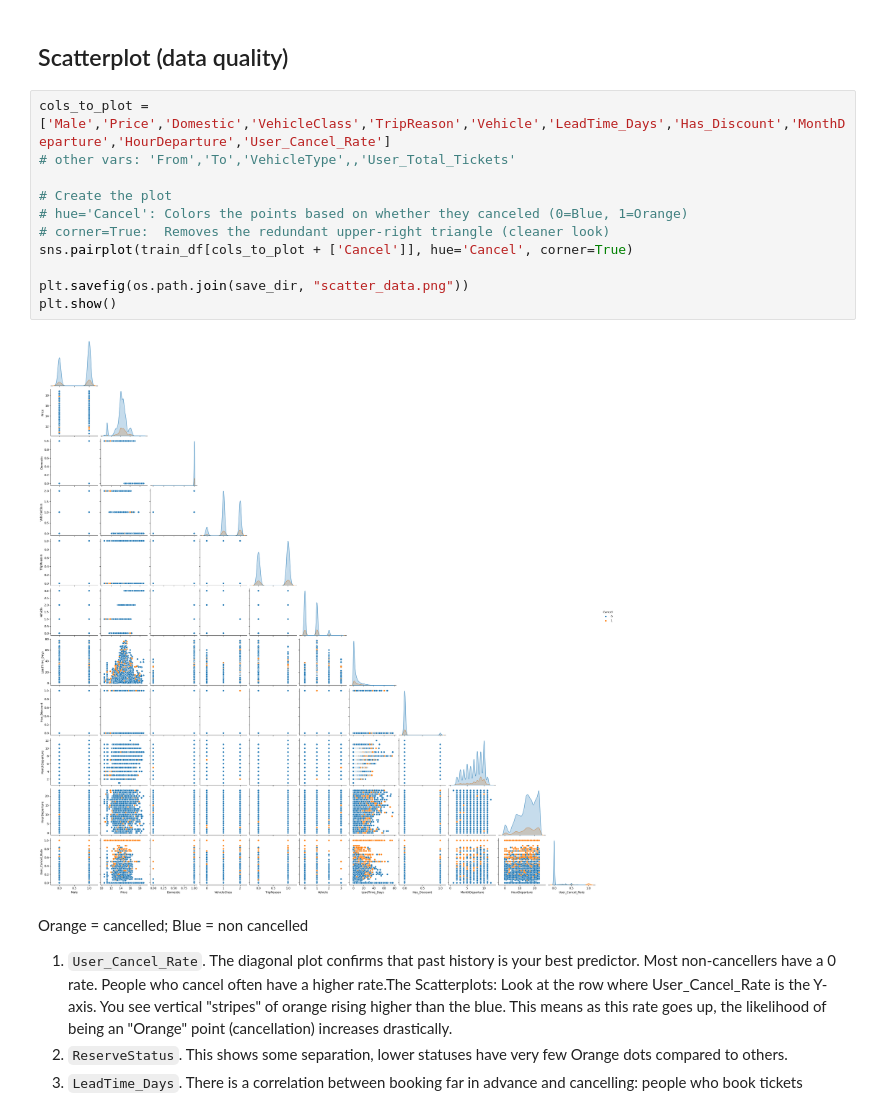
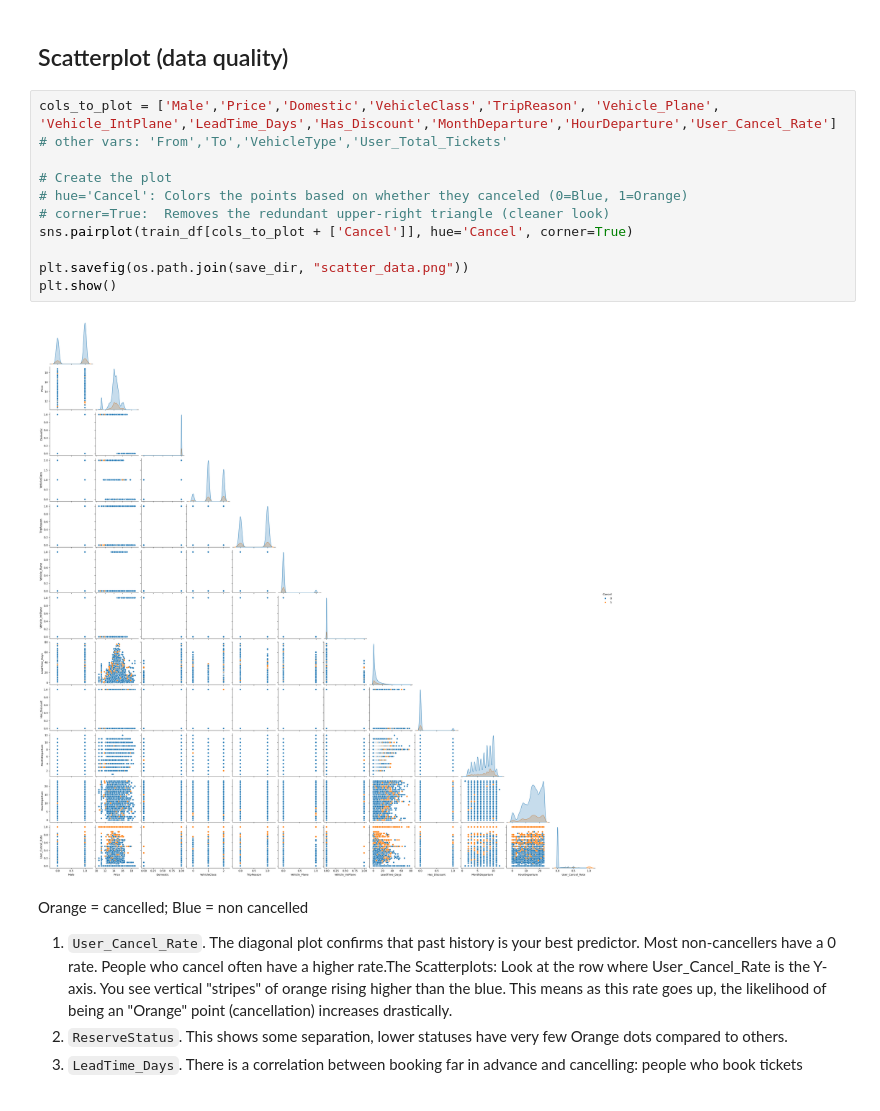
Before and after one commit to silviacalabretta/statistical-methods-project, a Jupyter notebook: notebooks/012_data_plots.ipynb, the cells around one changed output. Saved outputs shown, nothing was run; the diff lists cells and outputs as text.

```diff
--- a/notebooks/012_data_plots.ipynb
+++ b/notebooks/012_data_plots.ipynb
@@ -63,18 +66,18 @@ dtype: int64
 # %% [markdown]
 ## Scatterplot (data quality)
 # %%
-cols_to_plot = ['Male','Price','Domestic','VehicleClass','TripReason','Vehicle','LeadTime_Days','Has_Discount','MonthDeparture','HourDeparture','User_Cancel_Rate']
-# other vars: 'From','To','VehicleType',,'User_Total_Tickets'
+cols_to_plot = ['Male','Price','Domestic','VehicleClass','TripReason', 'Vehicle_Plane', 'Vehicle_IntPlane','LeadTime_Days','Has_Discount','MonthDeparture','HourDeparture','User_Cancel_Rate']
+# other vars: 'From','To','VehicleType','User_Total_Tickets'
 
 # Create the plot
 # hue='Cancel': Colors the points based on whether they canceled (0=Blue, 1=Orange)
 # corner=True:  Removes the redundant upper-right triangle (cleaner look)
 sns.pairplot(train_df[cols_to_plot + ['Cancel']], hue='Cancel', corner=True)
 
 plt.savefig(os.path.join(save_dir, "scatter_data.png"))
 plt.show()
 # %% [output]
-[figure, old version]
+[figure, new version]
 # %% [markdown]
 Orange = cancelled; Blue = non cancelled
 1. `User_Cancel_Rate`. The diagonal plot confirms that past history is your best predictor. Most non-cancellers have a 0 rate. People who cancel often have a higher rate.The Scatterplots: Look at the row where User_Cancel_Rate is the Y-axis. You see vertical "stripes" of orange rising higher than the blue. This means as this rate goes up, the likelihood of being an "Orange" point (cancellation) increases drastically.
```
Also changed, not shown: parts of 3 cells of this notebook, 6 other files.
